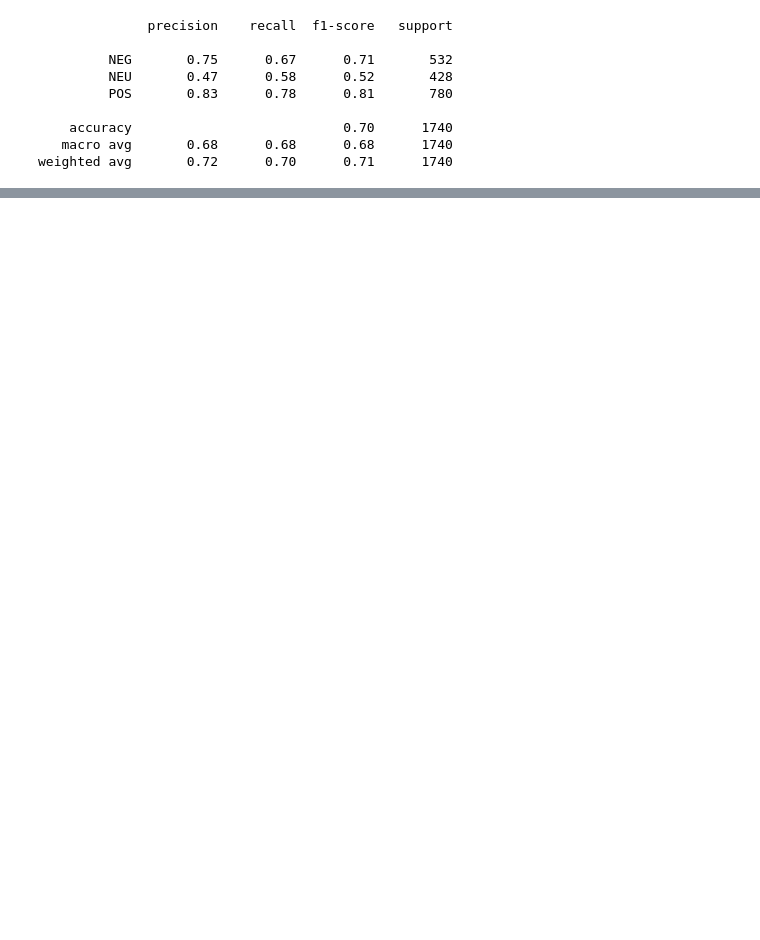
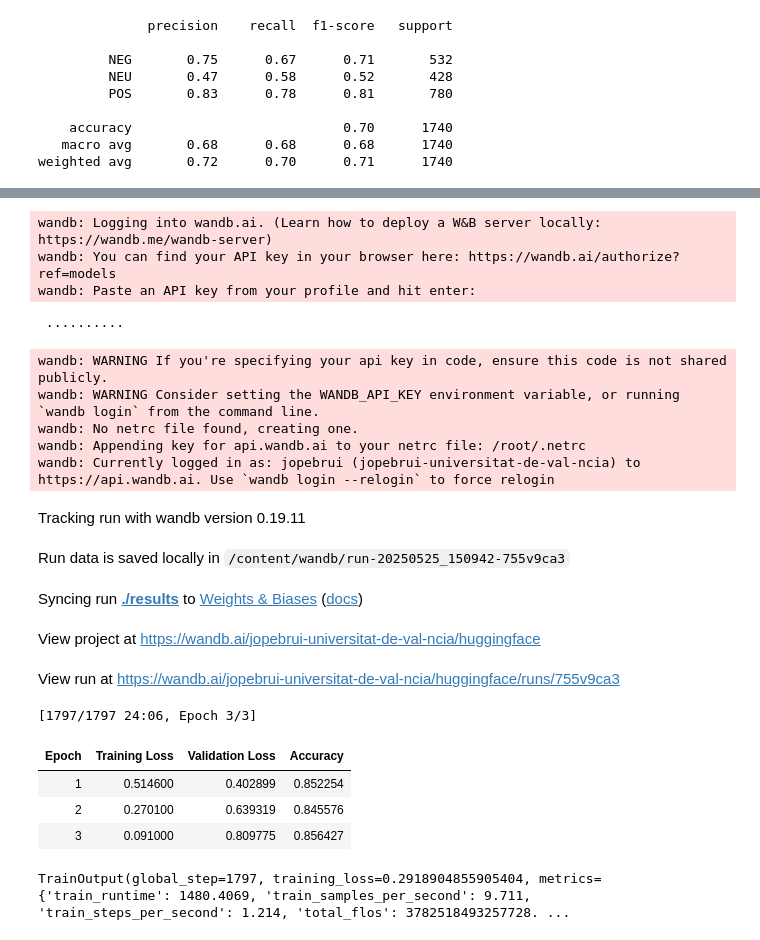
Before and after one commit to jugarbus/Proyecto_NLP, a Jupyter notebook: fine_tunning_collab.ipynb, the cells around one changed output, grey strips where cells are left out. Saved outputs shown, nothing was run; the diff lists cells and outputs as text; code cells hidden in the pictures; blank space fills up the shorter version.

```diff
--- a/fine_tunning_collab.ipynb
+++ b/fine_tunning_collab.ipynb
@@ -120,0 +156,7 @@ weighted avg       0.72      0.70      0.71      1740
+# %%
+tokenizer = AutoTokenizer.from_pretrained("google-bert/bert-base-cased")
+
+def tokenize_function(example):
+    return tokenizer(example["review"], padding="max_length", truncation=True)
+
+tokenized_datasets = hf_dataset.map(tokenize_function, batched=True)
@@ -120,0 +169,3 @@ weighted avg       0.72      0.70      0.71      1740
+# %%
+# Ajusta num_labels según tus clases (por ejemplo, 2 para positivo/negativo)
+model = AutoModelForSequenceClassification.from_pretrained("google-bert/bert-base-cased", num_labels=len(set(df["label"])))
@@ -120,0 +177,30 @@ weighted avg       0.72      0.70      0.71      1740
+# %%
+metric = evaluate.load("accuracy")
+
+def compute_metrics(eval_pred):
+    logits, labels = eval_pred
+    predictions = np.argmax(logits, axis=-1)
+    return metric.compute(predictions=predictions, references=labels)
+# %%
+training_args = TrainingArguments(
+    output_dir="./results",
+    eval_strategy="epoch",
+    logging_strategy="epoch",
+    save_strategy="epoch",
+    per_device_train_batch_size=8,
+    per_device_eval_batch_size=8,
+    num_train_epochs=3,
+    weight_decay=0.01,
+)
+
+trainer = Trainer(
+    model=model,
+    args=training_args,
+    train_dataset=tokenized_datasets["train"],
+    eval_dataset=tokenized_datasets["test"],
+    tokenizer=tokenizer,
+    compute_metrics=compute_metrics,
+)
+# %%
+trainer.train()
+# %% [output]
@@ -120,0 +209,20 @@ weighted avg       0.72      0.70      0.71      1740
+wandb: Logging into wandb.ai. (Learn how to deploy a W&B server locally: https://wandb.me/wandb-server)
+wandb: You can find your API key in your browser here: https://wandb.ai/authorize?ref=models
+wandb: Paste an API key from your profile and hit enter:
+ ··········
+wandb: WARNING If you're specifying your api key in code, ensure this code is not shared publicly.
+wandb: WARNING Consider setting the WANDB_API_KEY environment variable, or running `wandb login` from the command line.
+wandb: No netrc file found, creating one.
+wandb: Appending key for api.wandb.ai to your netrc file: /root/.netrc
+wandb: Currently logged in as: jopebrui (jopebrui-universitat-de-val-ncia) to https://api.wandb.ai. Use `wandb login --relogin` to force relogin
+Tracking run with wandb version 0.19.11
+Run data is saved locally in /content/wandb/run-20250525_150942-755v9ca3
+Syncing run ./results to Weights & Biases (docs)
+View project at https://wandb.ai/jopebrui-universitat-de-val-ncia/huggingface
+View run at https://wandb.ai/jopebrui-universitat-de-val-ncia/huggingface/runs/755v9ca3
+[1797/1797 24:06, Epoch 3/3]
+| Epoch | Training Loss | Validation Loss | Accuracy |
+| 1 | 0.514600 | 0.402899 | 0.852254 |
+| 2 | 0.270100 | 0.639319 | 0.845576 |
+| 3 | 0.091000 | 0.809775 | 0.856427 |
+TrainOutput(global_step=1797, training_loss=0.2918904855905404, metrics={'train_runtime': 1480.4069, 'train_samples_per_second': 9.711, 'train_steps_per_second': 1.214, 'total_flos': 3782518493257728. ...
```
Also changed, not shown: parts of 15 cells of this notebook.
